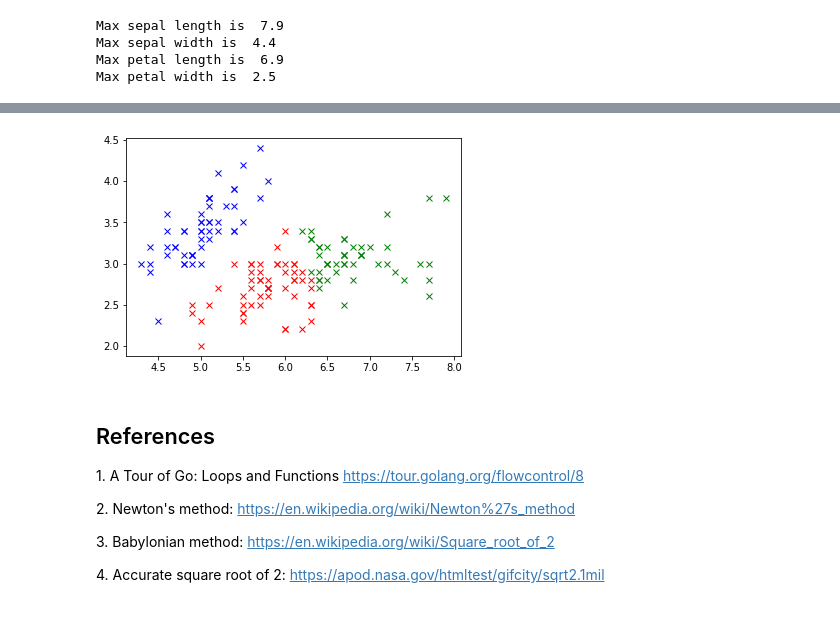
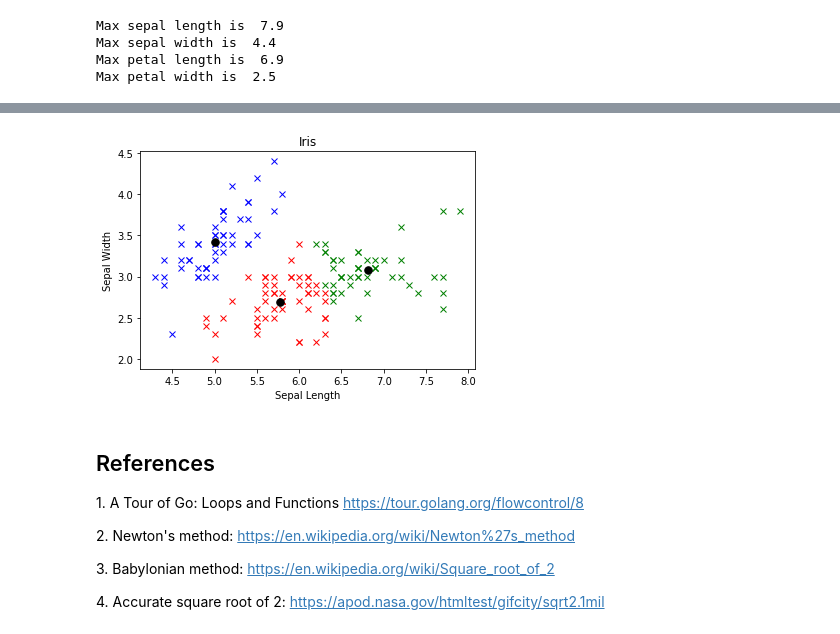
Before and after one commit to HFintan/MLS, a Jupyter notebook: Tasks.ipynb, the cells around one changed output, grey strips where cells are left out. Saved outputs shown, nothing was run; the diff lists cells and outputs as text; code cells hidden in the pictures.

Commit message:
got k centers in

```diff
--- a/Tasks.ipynb
+++ b/Tasks.ipynb
@@ -817,9 +687,16 @@ plt.show()
 # %%
-Iriskmeans = skcl.KMeans(n_clusters=3, random_state=0).fit(SLSW)
+IriskmeansSLSW = skcl.KMeans(n_clusters=3, random_state=0).fit(SLSW)
 
-plt.plot(SLSW[Iriskmeans.labels_ == 0][:,0], SLSW[Iriskmeans.labels_ == 0][:,1], 'rx')
-plt.plot(SLSW[Iriskmeans.labels_ == 1][:,0], SLSW[Iriskmeans.labels_ == 1][:,1], 'bx')
-plt.plot(SLSW[Iriskmeans.labels_ == 2][:,0], SLSW[Iriskmeans.labels_ == 2][:,1], 'gx')
+Iriscent = IriskmeansSLSW.cluster_centers_
+Iriscent
+
+plt.plot(SLSW[IriskmeansSLSW.labels_ == 0][:,0], SLSW[IriskmeansSLSW.labels_ == 0][:,1], 'rx')
+plt.plot(SLSW[IriskmeansSLSW.labels_ == 1][:,0], SLSW[IriskmeansSLSW.labels_ == 1][:,1], 'bx')
+plt.plot(SLSW[IriskmeansSLSW.labels_ == 2][:,0], SLSW[IriskmeansSLSW.labels_ == 2][:,1], 'gx')
+plt.title('Iris')
+plt.plot(Iriscent[:,0], Iriscent[:,1], 'k.', markersize=15)
+plt.xlabel('Sepal Length')
+plt.ylabel('Sepal Width')
 plt.show()
 # %% [output]
-[figure, old version]
+[figure, new version]
```
Also changed, not shown: parts of 37 cells of this notebook.
